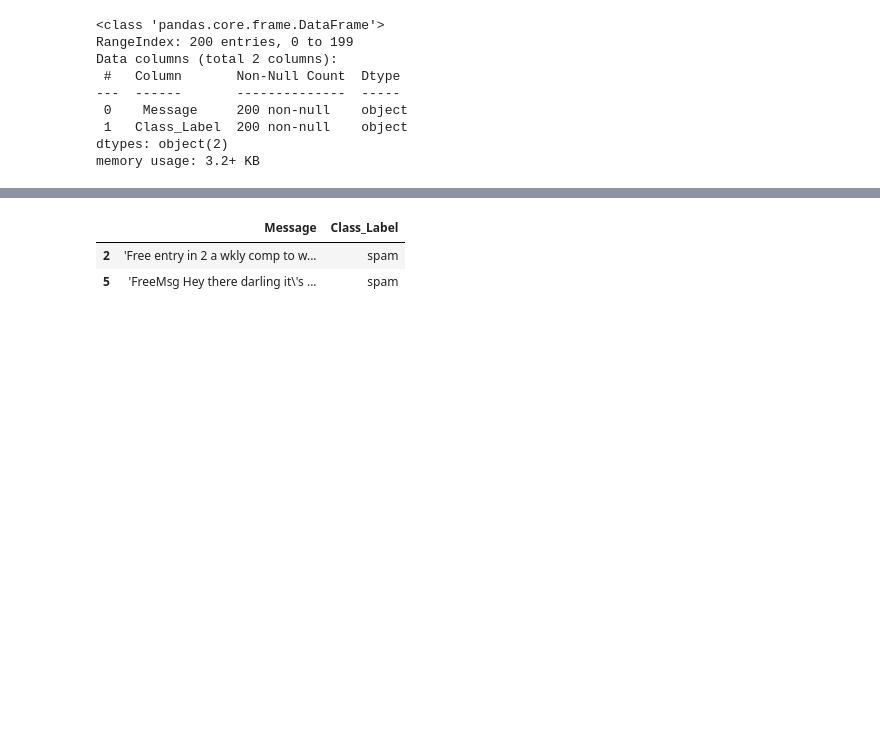
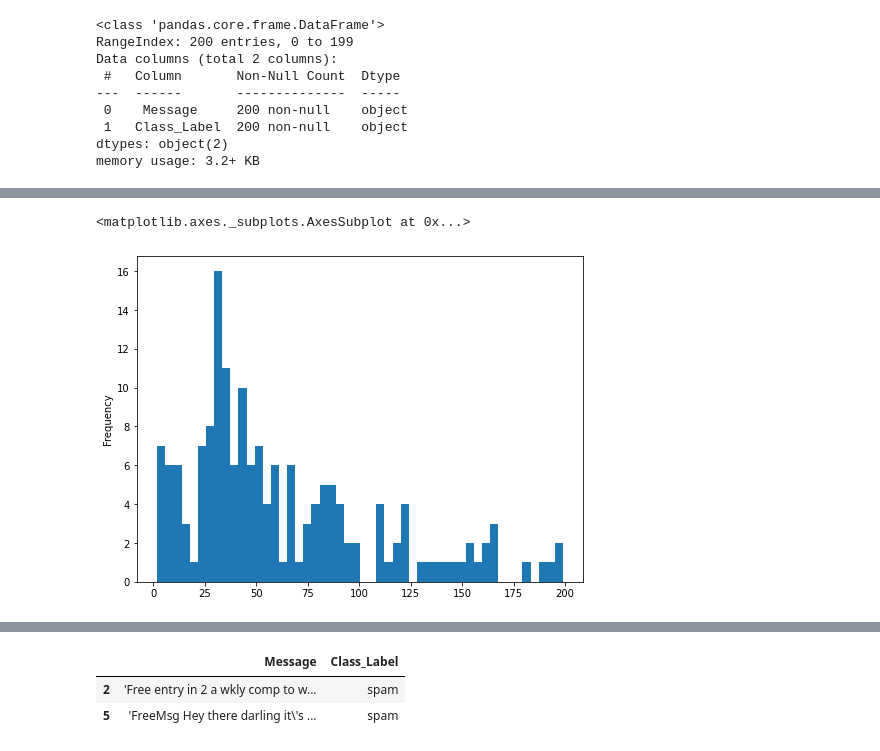
Before and after one commit to Taiba528/My-Python-World, a Jupyter notebook: Ham_SpamCLassification.ipynb, the cells around one changed output, grey strips where cells are left out. Drawn from its saved outputs; the diff is of its cells as text; code cells hidden in the pictures; blank space fills up the shorter version.

```diff
--- a/Ham_SpamCLassification.ipynb
+++ b/Ham_SpamCLassification.ipynb
@@ -66,0 +181,2 @@ Text(0.5, 1.0, 'Number of ham and spam messages')
+# %%
+lex_file = open("AFINN-111.csv",encoding='cp1252')
@@ -66,0 +190,12 @@ Text(0.5, 1.0, 'Number of ham and spam messages')
+# %%
+#For each word in text
+#Get the word score (score is a number if the word is in Lexicon, 0 if not)
+#Add all the scores and find the ploarity
+sentiment_score = []
+for text in word_list:
+    score = 0
+    for word in text:
+        if word in (lexicons):
+            score = int(score + lexicons[word])
+    sentiment_score.append(score)
+sentiment_score[5]
@@ -66,0 +204,3 @@ Text(0.5, 1.0, 'Number of ham and spam messages')
+# %%
+df['sentiment_score'] = sentiment_score
+df.tail()
@@ -66,0 +232,3 @@ Text(0.5, 1.0, 'Number of ham and spam messages')
+# %%
+df_ham['length']=df['Message'].apply(len)
+df_ham.head()
@@ -66,0 +247,5 @@ Text(0.5, 1.0, 'Number of ham and spam messages')
+# %%
+df_ham['length'].plot.hist(bins=50)
+# %% [output]
+<matplotlib.axes._subplots.AxesSubplot at 0x...>
+[figure, added]
```
Also changed, not shown: parts of 56 cells of this notebook.
